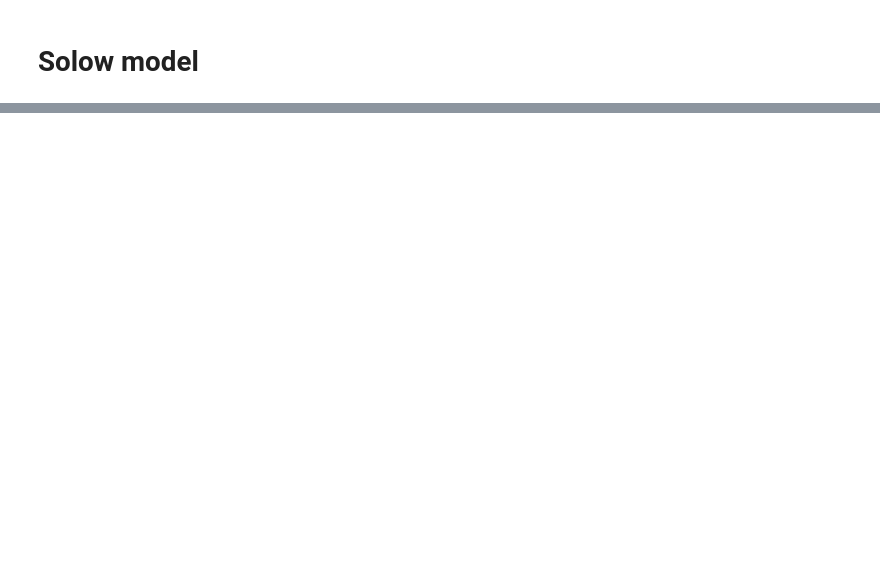
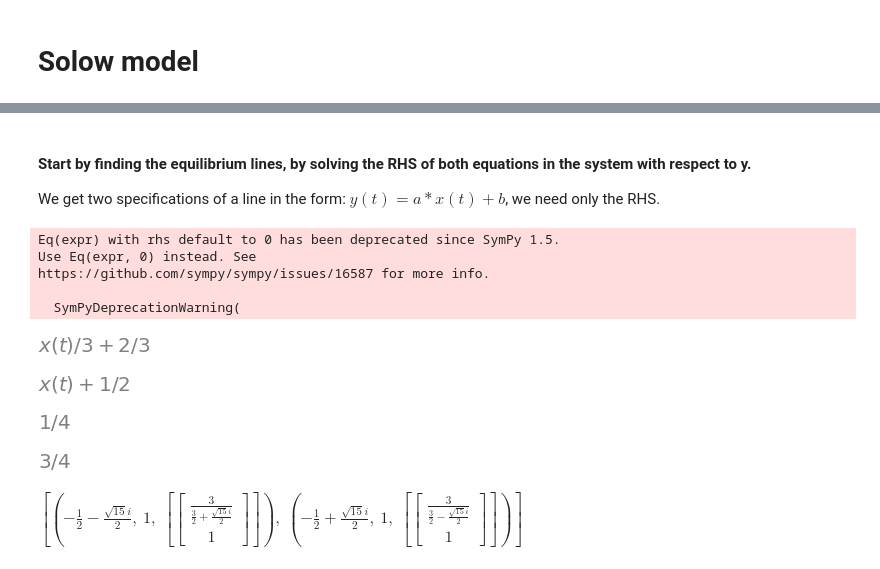
Before and after one commit to magicbeans817/PS2, a Jupyter notebook: HW2.ipynb, the cells around one changed output, grey strips where cells are left out. Drawn from its saved outputs; the diff is of its cells as text; code cells hidden in the pictures; blank space fills up the shorter version.

```diff
--- a/HW2.ipynb
+++ b/HW2.ipynb
@@ -266,0 +306,33 @@ def sinewaves (s=fs(0.1,0,1,0.01),A=fs(3,1,15,0.01), a=fs(0.3,0,1,0.01), n=fs(0.
+# %% [markdown]
+#### Start by finding the equilibrium lines, by solving the RHS of both equations in the system with respect to y.
+We get two specifications of a line in the form: $y(t) = a * x(t) + b$, we need only the RHS.
+# %%
+x0 = sp.solve(sp.Eq(eq1s.rhs), y)[0]
+y0 = sp.solve(sp.Eq(eq2s.rhs), y)[0]
+
+display(x0, y0)
+# %% [output]
+Eq(expr) with rhs default to 0 has been deprecated since SymPy 1.5.
+Use Eq(expr, 0) instead. See
+https://github.com/sympy/sympy/issues/16587 for more info.
+
+  SymPyDeprecationWarning(
+[figure, added]
+[figure, added]
+# %%
+x_eq = sp.solve(sp.Eq(x0, y0), x)[0]
+y_eq = y0.subs(x, x_eq)
+
+display(x_eq, y_eq)
+# %% [output]
+[figure, added]
+[figure, added]
+# %%
+eigens = sp.Matrix([
+    sp.Poly(eq1s.rhs).coeffs()[:2],
+    sp.Poly(eq2s.rhs).coeffs()[:2]
+]).eigenvects()
+
+eigens
+# %% [output]
+$\displaystyle \left[ \left( - \frac{1}{2} - \frac{\sqrt{15} i}{2}, \  1, \  \left[ \left[\begin{matrix}\frac{3}{\frac{3}{2} + \frac{\sqrt{15} i}{2}}\\1\end{matrix}\right]\right]\right), \  \left( - \frac{1}{2} + \frac{\sqrt{15} i}{2}, \  1, \  \left[ \left[\begin{matrix}\frac{3}{\frac{3}{2} - \frac{\sqrt{15} i}{2}}\\1\end{matrix}\right]\right]\right)\right]$
```
Also changed, not shown: parts of 17 cells of this notebook.
